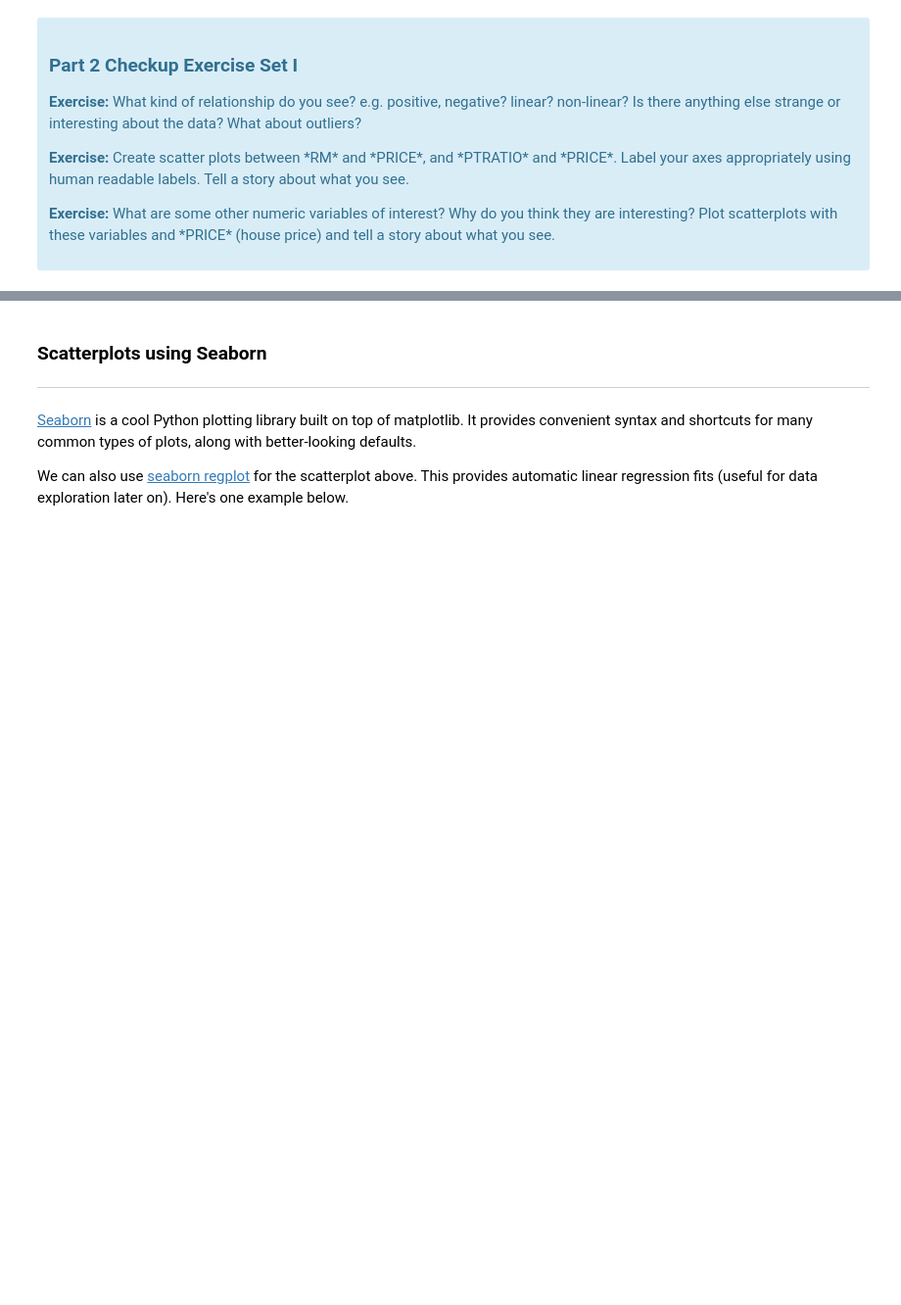
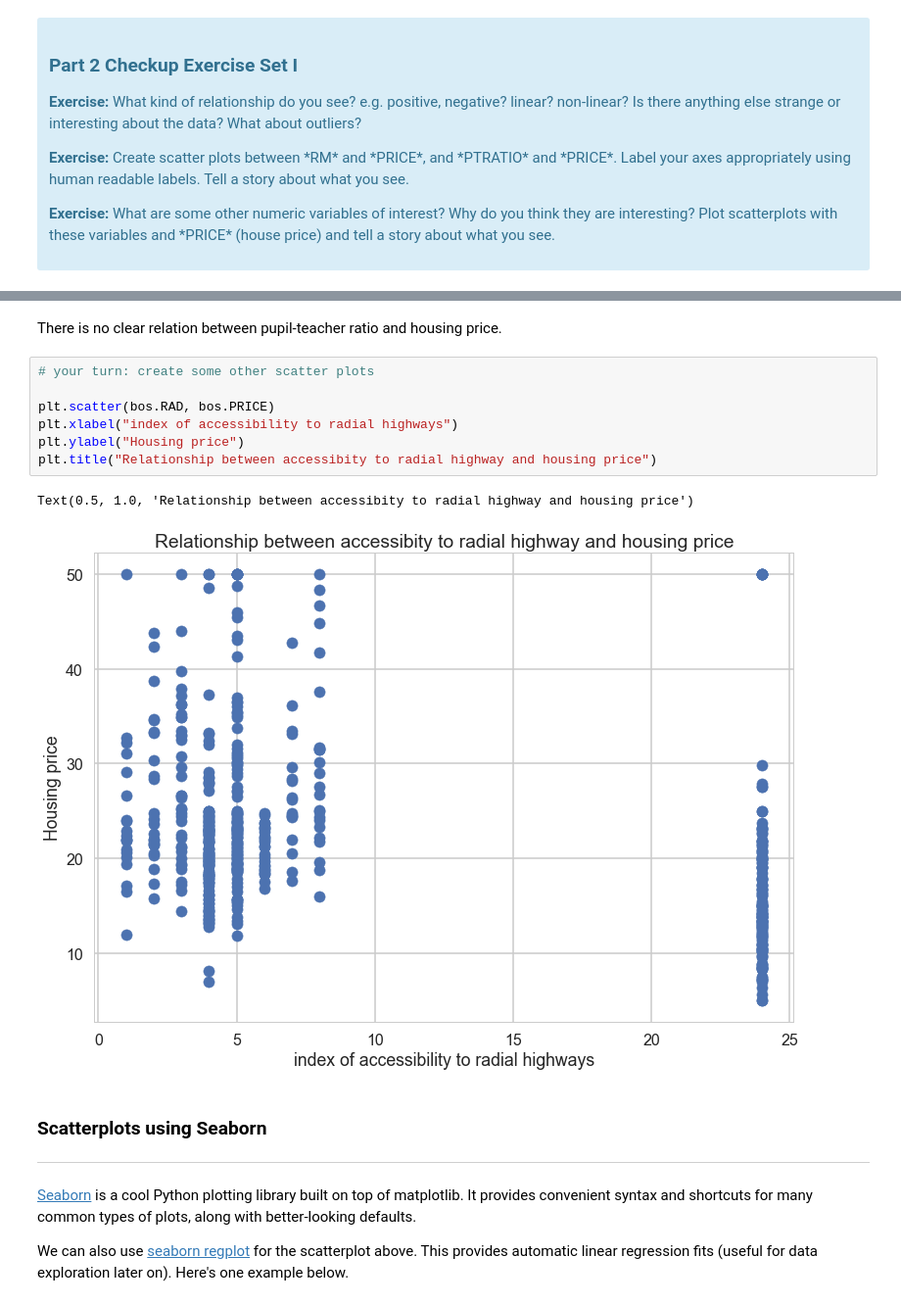
Before and after one commit to shabnami/Data-Science, a Jupyter notebook: linear_regression_project/Mini_Project_Linear_Regression.ipynb, the cells around one changed output, grey strips where cells are left out. Shown: that part at 98% size. Cells and saved outputs as stored; diff of their text form; blank space fills up the shorter version.

```diff
--- a/linear_regression_project/Mini_Project_Linear_Regression.ipynb
+++ b/linear_regression_project/Mini_Project_Linear_Regression.ipynb
@@ -288,3 +290,15 @@ plt.title("Relationship between CRIM and Price")
+# %% [markdown]
+There is no clear relation between pupil-teacher ratio and housing price.
+# %%
+# your turn: create some other scatter plots
+
+plt.scatter(bos.RAD, bos.PRICE)
+plt.xlabel("index of accessibility to radial highways")
+plt.ylabel("Housing price")
+plt.title("Relationship between accessibity to radial highway and housing price")
+# %% [output]
+Text(0.5, 1.0, 'Relationship between accessibity to radial highway and housing price')
+[figure, added]
 # %% [markdown]
 ### Scatterplots using Seaborn
 ***
```
Also changed, not shown: parts of 27 cells of this notebook.
